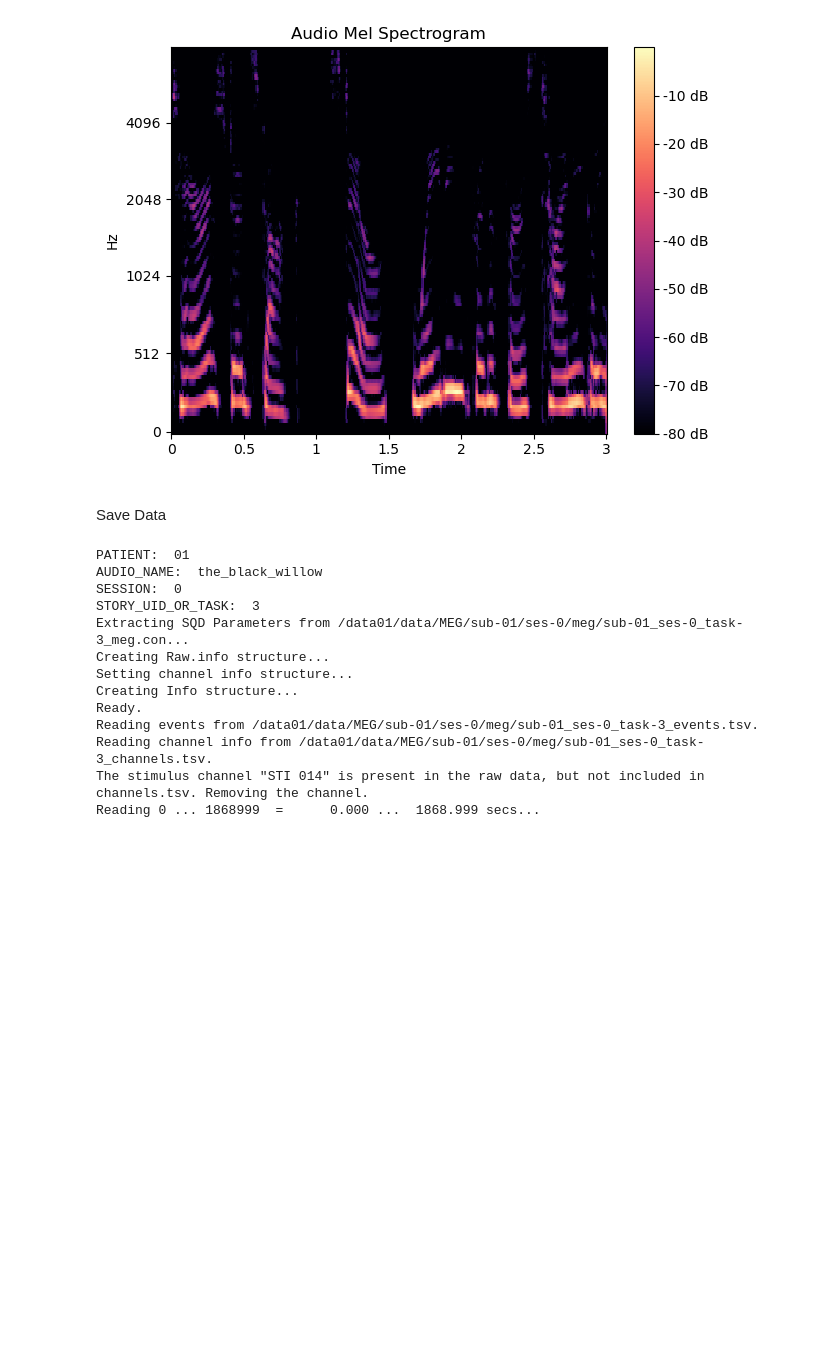
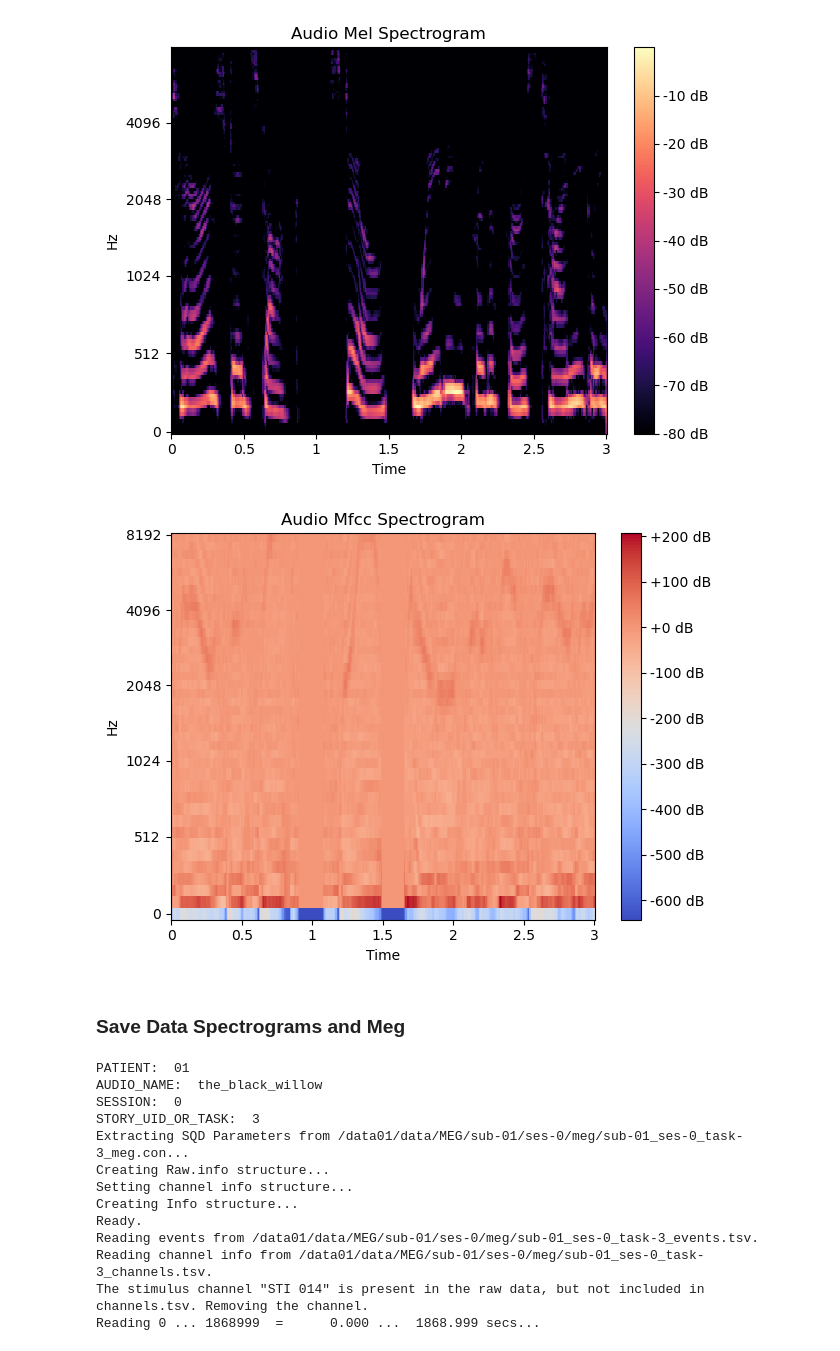
Before and after one commit to neoayanami/meg-encoding, a Jupyter notebook: code/run_data.ipynb, the cells around one changed output. Drawn from its saved outputs; the diff is of its cells as text; code cells hidden in the pictures; blank space fills up the shorter version.

Commit message:
collect mel & mfcc

```diff
--- a/code/run_data.ipynb
+++ b/code/run_data.ipynb
@@ -97,9 +97,11 @@ AUDIO_LENGTH_SAMPLES:  (1534107,)
 AUDIO_LENGTH_SECONDS:  95.8816875
 # %%
 audio_spectr = get_audio_spectrogram(audio_path, get_epochs)
-audio_mel_spectr = get_audio_mel_spectrogram(audio_path, get_epochs)
+audio_mel_spectr = get_audio_deep_spectrogram(audio_path, get_epochs)
+audio_mfcc_spectr = get_audio_deep_spectrogram(audio_path, get_epochs, set_extraction='mfcc')
 print('AUDIO_SPECTR_SHAPE: ', audio_spectr.shape)
 print('AUDIO_MEL_SPECTR_SHAPE: ', audio_mel_spectr.shape)
+print('AUDIO_MFCC_SPECTR_SHAPE: ', audio_mfcc_spectr.shape)
 # %% [output]
 AUDIO_SPECTR_SHAPE:  torch.Size([180, 257, 376])
 AUDIO_MEL_SPECTR_SHAPE:  torch.Size([180, 128, 376])
@@ -117,8 +120,18 @@ plt.tight_layout()
 plt.show()
 # %% [output]
 [figure]
-# %% [markdown]
-Save Data
+# %%
+librosa.display.specshow(audio_mfcc_spectr[0].numpy(),
+                                 sr=sr, n_fft=n_fft, hop_length=hop_length,
+                                 x_axis='time', y_axis='mel')
+plt.title('Audio Mfcc Spectrogram')
+plt.colorbar(format='%+2.0f dB')
+plt.tight_layout()
+plt.show()
+# %% [output]
+[figure, added]
+# %% [markdown]
+### Save Data Spectrograms and Meg
 # %%
 audio_name = wav_list_without_numb[3]
 subject = patient[0]
```
Also changed, not shown: parts of 6 cells of this notebook, 2 other files.
